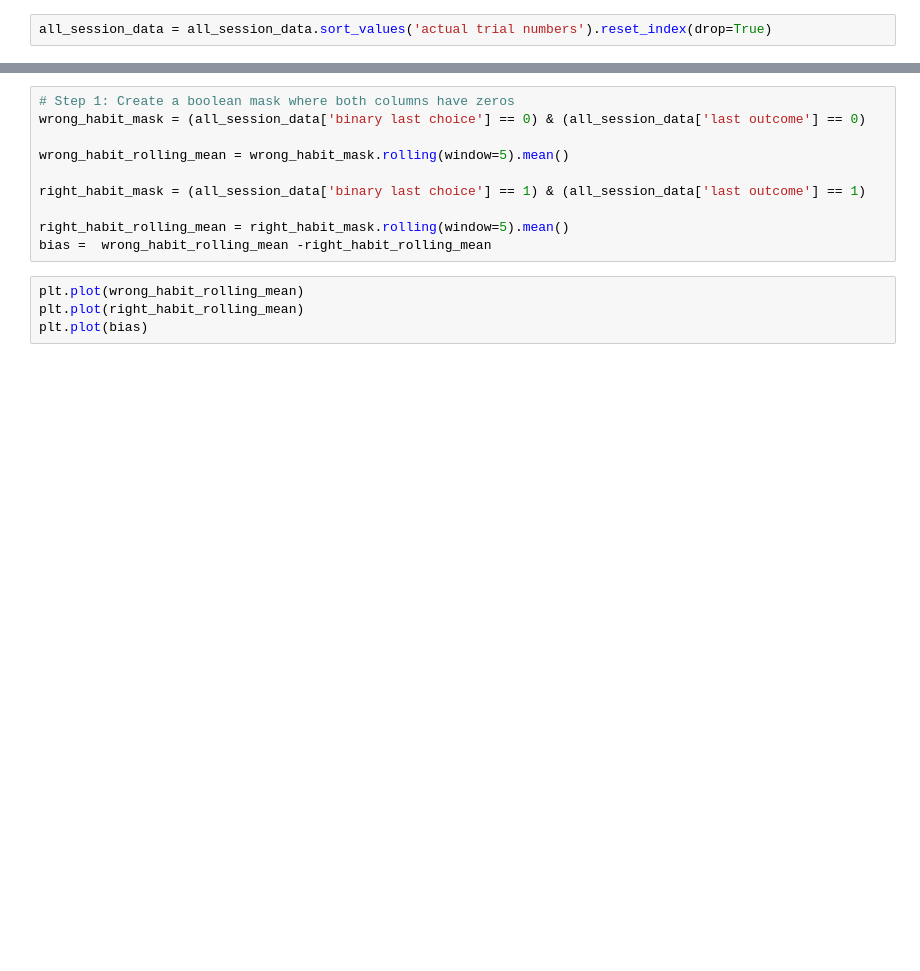
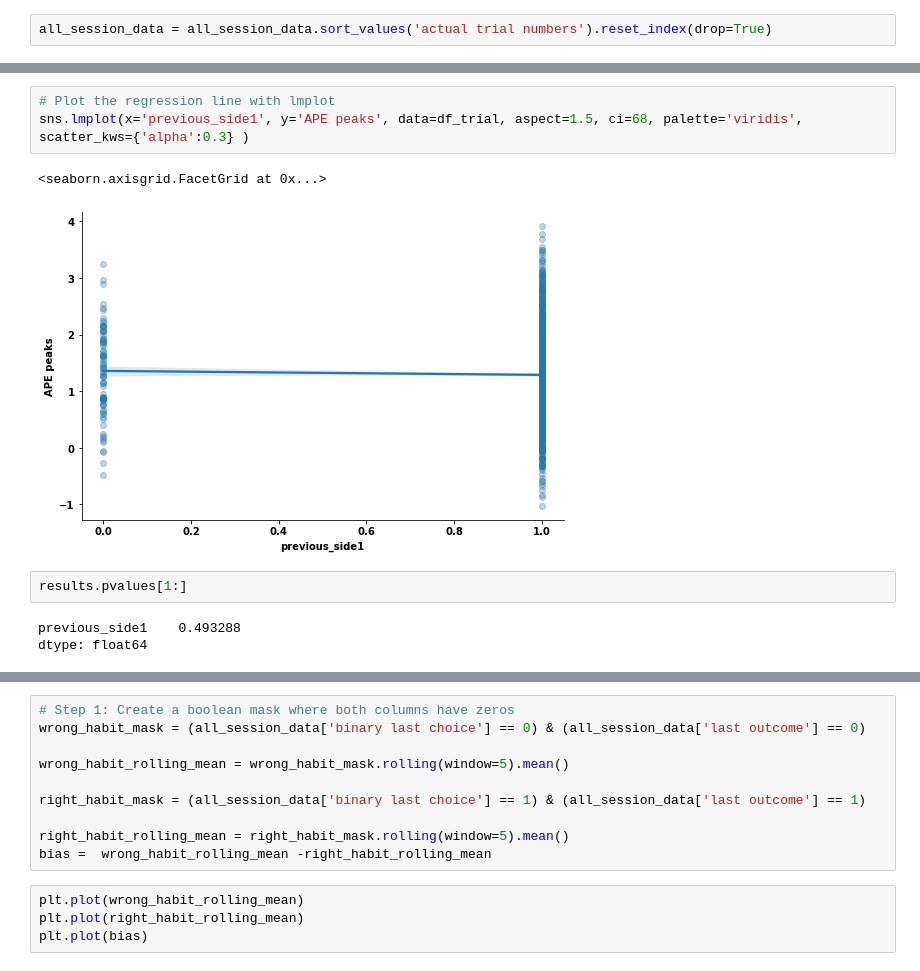
Before and after one commit to fgreenstreet/APE_paper, a Jupyter notebook: supp7/movement_vs_trial_num_regression/bias_analysis_all_trials_APE_size.ipynb, the cells around one changed output, grey strips where cells are left out. Saved outputs shown, nothing was run; the diff lists cells and outputs as text; blank space fills up the shorter version.

```diff
--- a/supp7/movement_vs_trial_num_regression/bias_analysis_all_trials_APE_size.ipynb
+++ b/supp7/movement_vs_trial_num_regression/bias_analysis_all_trials_APE_size.ipynb
@@ -136,0 +273,11 @@ plt.plot(all_session_data['last outcome'])
+# %%
+# Plot the regression line with lmplot
+sns.lmplot(x='previous_side1', y='APE peaks', data=df_trial, aspect=1.5, ci=68, palette='viridis',  scatter_kws={'alpha':0.3} )
+# %% [output]
+<seaborn.axisgrid.FacetGrid at 0x...>
+[figure, added]
+# %%
+results.pvalues[1:]
+# %% [output]
+previous_side1    0.493288
+dtype: float64
```
Also changed, not shown: parts of 19 cells of this notebook.
